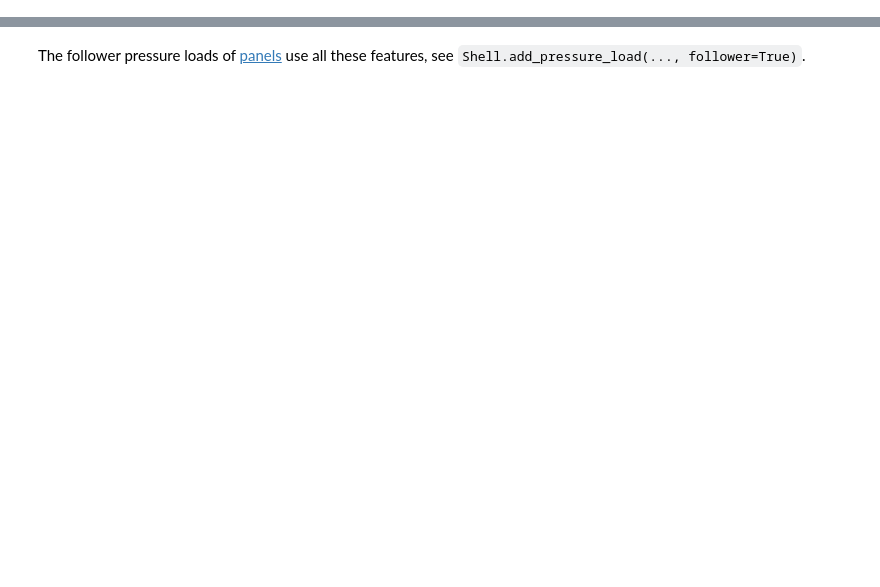
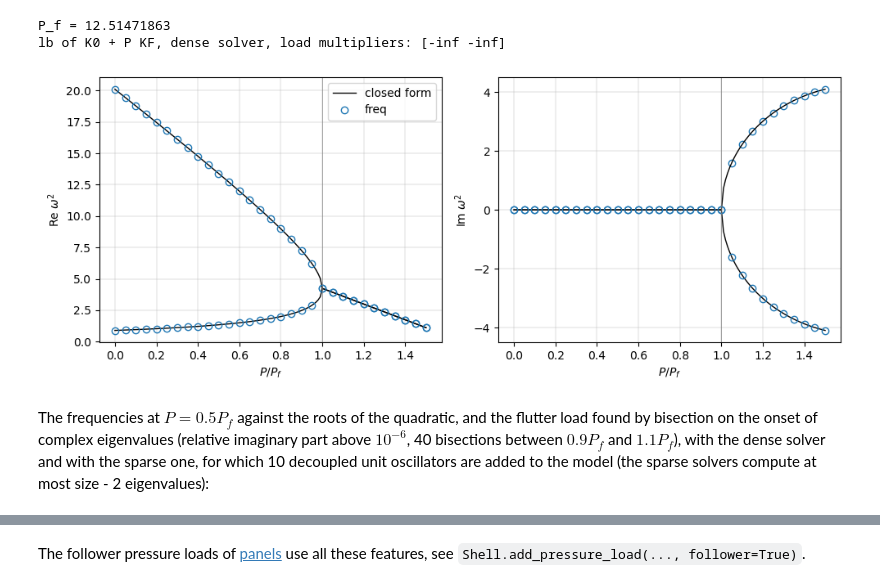
Before and after one commit to saullocastro/structsolve, a Jupyter notebook: notebooks/ex_follower_loads.ipynb, the cells around one changed output, grey strips where cells are left out. Drawn from its saved outputs; the diff is of its cells as text; code cells hidden in the pictures; blank space fills up the shorter version.

```diff
--- a/notebooks/ex_follower_loads.ipynb
+++ b/notebooks/ex_follower_loads.ipynb
@@ -249,4 +0,0 @@ def test_lb_unsymmetric_real(sparse_solver, max_dense_size):
-# %%
-for sparse_solver, max_dense_size in [(True, 2000), (True, 0), (False, 2000)]:
-    test_lb_unsymmetric_real(sparse_solver, max_dense_size)
-print('test_lb_unsymmetric_real: passed')
@@ -301,12 +0,0 @@ $P_f = (7/2 - \sqrt{2}) k/l$, where two natural frequencies of
-# %%
-def ziegler(P, extra=0):
-    r"""``K(P)`` and ``M``, with ``extra`` decoupled unit oscillators added
-    such that the sparse solvers, limited to ``k < size - 1``, can be used"""
-    k, l, m = K_SPRING, L_BAR, MASS
-    K = np.array([[2*k - P*l, -k + P*l], [-k, k]])
-    M = m*l**2*np.array([[3., 1.], [1., 1.]])
-    if extra:
-        rng = np.random.default_rng(0)
-        K = block_diag(K, np.diag(1e3 + rng.random(extra)))
-        M = block_diag(M, np.eye(extra))
-    return K, M
@@ -334,4 +0,0 @@ def test_freq_ziegler_flutter(sparse_solver, extra):
-# %%
-for sparse_solver, extra in [(False, 0), (True, 10)]:
-    test_freq_ziegler_flutter(sparse_solver, extra)
-print('test_freq_ziegler_flutter: passed')
@@ -339,0 +562,50 @@ test_freq_ziegler_flutter: passed
+# %%
+k, l, m = K_SPRING, L_BAR, MASS
+P_F = (3.5 - np.sqrt(2))*k/l
+print(f'P_f = {P_F:.10g}')
+
+K0, _ = ziegler(0.)
+K1, _ = ziegler(1.)
+print('lb of K0 + P KF, dense solver, load multipliers:',
+      lb(csr_matrix(K0), csr_matrix(K1 - K0), silent=True,
+         sparse_solver=False)[0])
+
+
+def omega2_exact(P):
+    return np.sort(np.roots([2*m**2*l**4, -m*l**2*(7*k - 2*P*l),
+                             k**2]).astype(complex))
+
+
+Ps = np.linspace(0., 1.5*P_F, 151)
+w2 = np.array([np.sort_complex(-freq(*map(csr_matrix, ziegler(P)),
+                                     silent=True, sparse_solver=False,
+                                     sort=False)[0]) for P in Ps])
+w2_exact = np.array([omega2_exact(P) for P in Ps])
+fig, axes = plt.subplots(1, 2, figsize=(10, 4))
+for i in range(2):
+    axes[0].plot(Ps/P_F, w2_exact[:, i].real, 'k-', lw=1,
+                 label='closed form' if i == 0 else None)
+    axes[0].plot(Ps[::5]/P_F, w2[::5, i].real, 'o', mfc='none', color='C0',
+                 label='freq' if i == 0 else None)
+    axes[1].plot(Ps/P_F, w2_exact[:, i].imag, 'k-', lw=1)
+    axes[1].plot(Ps[::5]/P_F, w2[::5, i].imag, 'o', mfc='none', color='C0')
+axes[0].set_ylabel(r'Re $\omega^2$')
+axes[1].set_ylabel(r'Im $\omega^2$')
+for ax in axes:
+    ax.set_xlabel(r'$P/P_f$')
+    ax.axvline(1., color='gray', lw=0.5)
+    ax.grid(True, lw=0.3)
+axes[0].legend()
+fig.tight_layout()
+plt.show()
+# %% [output]
+P_f = 12.51471863
+lb of K0 + P KF, dense solver, load multipliers: [-inf -inf]
+[figure, added]
+# %% [markdown]
+The frequencies at $P = 0.5 P_f$ against the roots of the quadratic, and
+the flutter load found by bisection on the onset of complex eigenvalues
+(relative imaginary part above $10^{-6}$, 40 bisections between
+$0.9 P_f$ and $1.1 P_f$), with the dense solver and with the sparse one, for
+which 10 decoupled unit oscillators are added to the model (the sparse
+solvers compute at most size - 2 eigenvalues):
```
Also changed, not shown: parts of 41 cells of this notebook, 10 other files.
